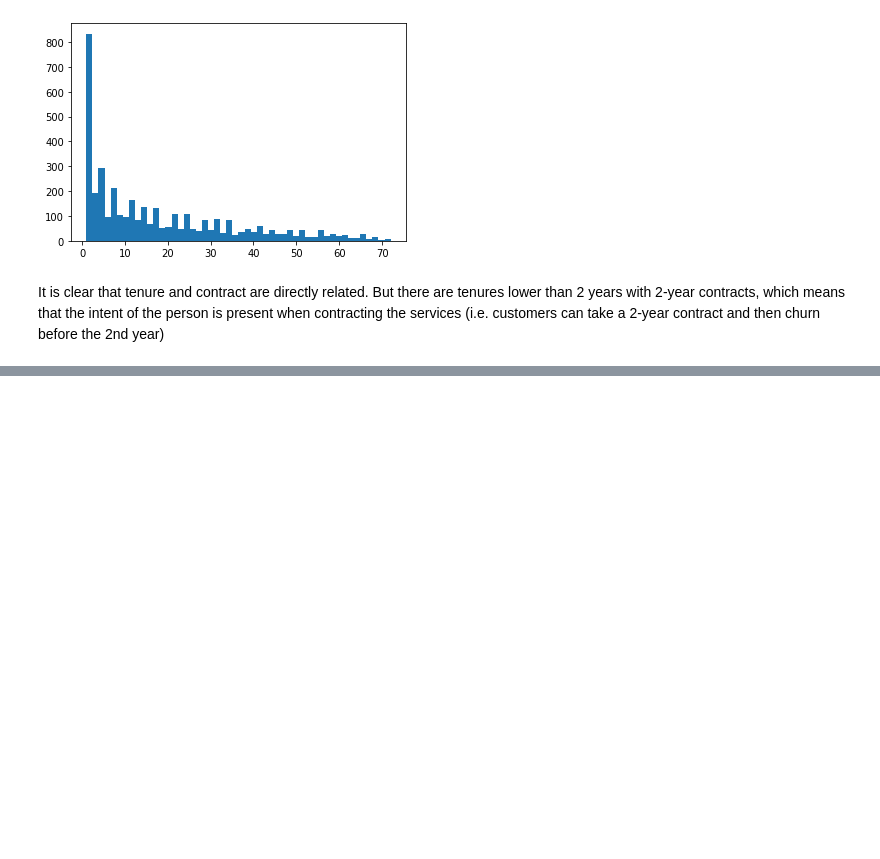
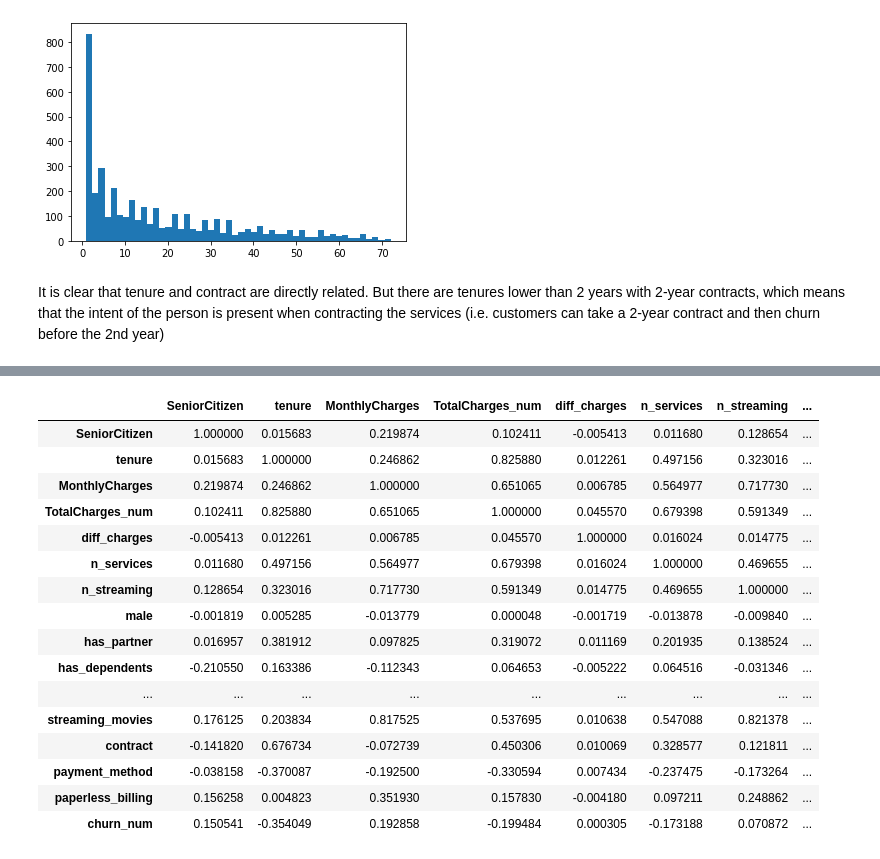
Before and after one commit to arcarrion/churn_prediction, a Jupyter notebook: notebooks/01_exploratory_analysis.ipynb, the cells around one changed output, grey strips where cells are left out. Drawn from its saved outputs; the diff is of its cells as text; code cells hidden in the pictures; blank space fills up the shorter version.

```diff
--- a/notebooks/01_exploratory_analysis.ipynb
+++ b/notebooks/01_exploratory_analysis.ipynb
@@ -636,0 +796,20 @@ It is clear that tenure and contract are directly related. But there are tenures
+# %%
+corr.style.background_gradient(cmap='coolwarm') # This line plots nicely visualized matrix of correlation
+# %% [output]
+|  | SeniorCitizen | tenure | MonthlyCharges | TotalCharges_num | diff_charges | n_services | n_streaming | ... |
+| SeniorCitizen | 1.000000 | 0.015683 | 0.219874 | 0.102411 | -0.005413 | 0.011680 | 0.128654 | ... |
+| tenure | 0.015683 | 1.000000 | 0.246862 | 0.825880 | 0.012261 | 0.497156 | 0.323016 | ... |
+| MonthlyCharges | 0.219874 | 0.246862 | 1.000000 | 0.651065 | 0.006785 | 0.564977 | 0.717730 | ... |
+| TotalCharges_num | 0.102411 | 0.825880 | 0.651065 | 1.000000 | 0.045570 | 0.679398 | 0.591349 | ... |
+| diff_charges | -0.005413 | 0.012261 | 0.006785 | 0.045570 | 1.000000 | 0.016024 | 0.014775 | ... |
+| n_services | 0.011680 | 0.497156 | 0.564977 | 0.679398 | 0.016024 | 1.000000 | 0.469655 | ... |
+| n_streaming | 0.128654 | 0.323016 | 0.717730 | 0.591349 | 0.014775 | 0.469655 | 1.000000 | ... |
+| male | -0.001819 | 0.005285 | -0.013779 | 0.000048 | -0.001719 | -0.013878 | -0.009840 | ... |
+| has_partner | 0.016957 | 0.381912 | 0.097825 | 0.319072 | 0.011169 | 0.201935 | 0.138524 | ... |
+| has_dependents | -0.210550 | 0.163386 | -0.112343 | 0.064653 | -0.005222 | 0.064516 | -0.031346 | ... |
+| ... | ... | ... | ... | ... | ... | ... | ... | ... |
+| streaming_movies | 0.176125 | 0.203834 | 0.817525 | 0.537695 | 0.010638 | 0.547088 | 0.821378 | ... |
+| contract | -0.141820 | 0.676734 | -0.072739 | 0.450306 | 0.010069 | 0.328577 | 0.121811 | ... |
+| payment_method | -0.038158 | -0.370087 | -0.192500 | -0.330594 | 0.007434 | -0.237475 | -0.173264 | ... |
+| paperless_billing | 0.156258 | 0.004823 | 0.351930 | 0.157830 | -0.004180 | 0.097211 | 0.248862 | ... |
+| churn_num | 0.150541 | -0.354049 | 0.192858 | -0.199484 | 0.000305 | -0.173188 | 0.070872 | ... |
```
Also changed, not shown: parts of 14 cells of this notebook.
